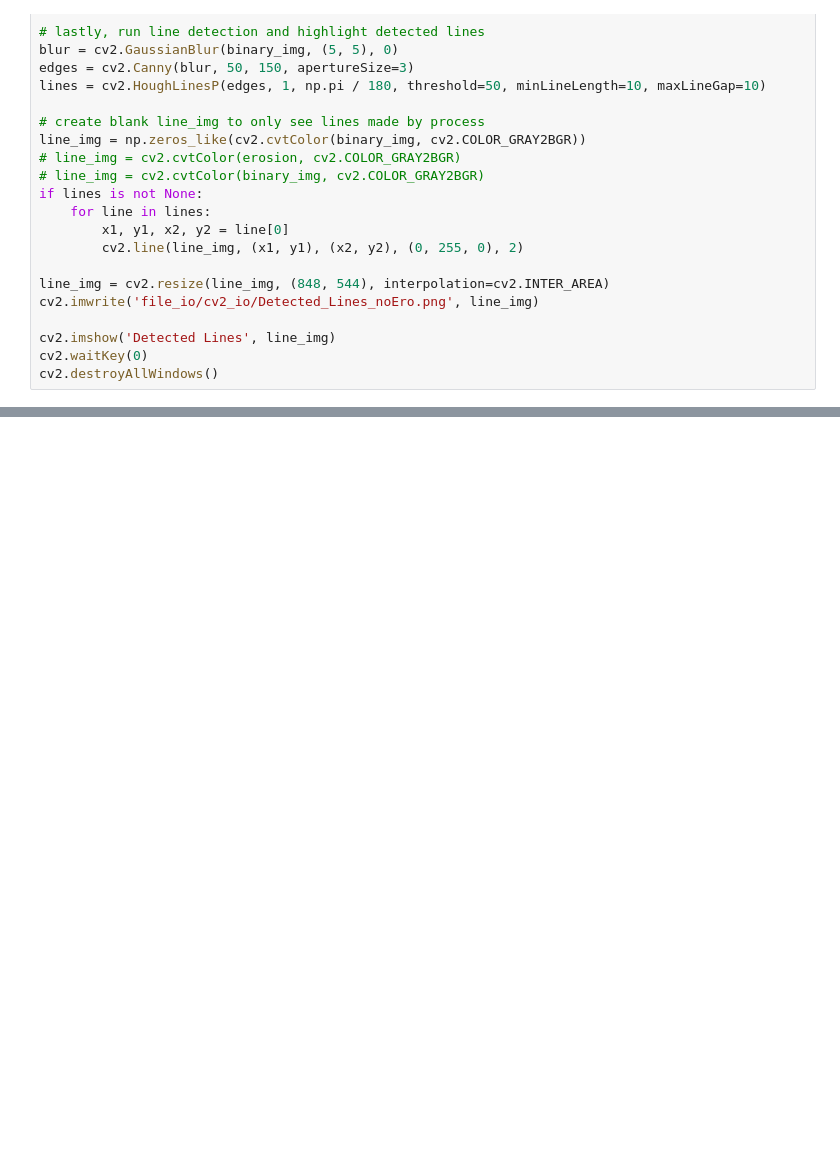
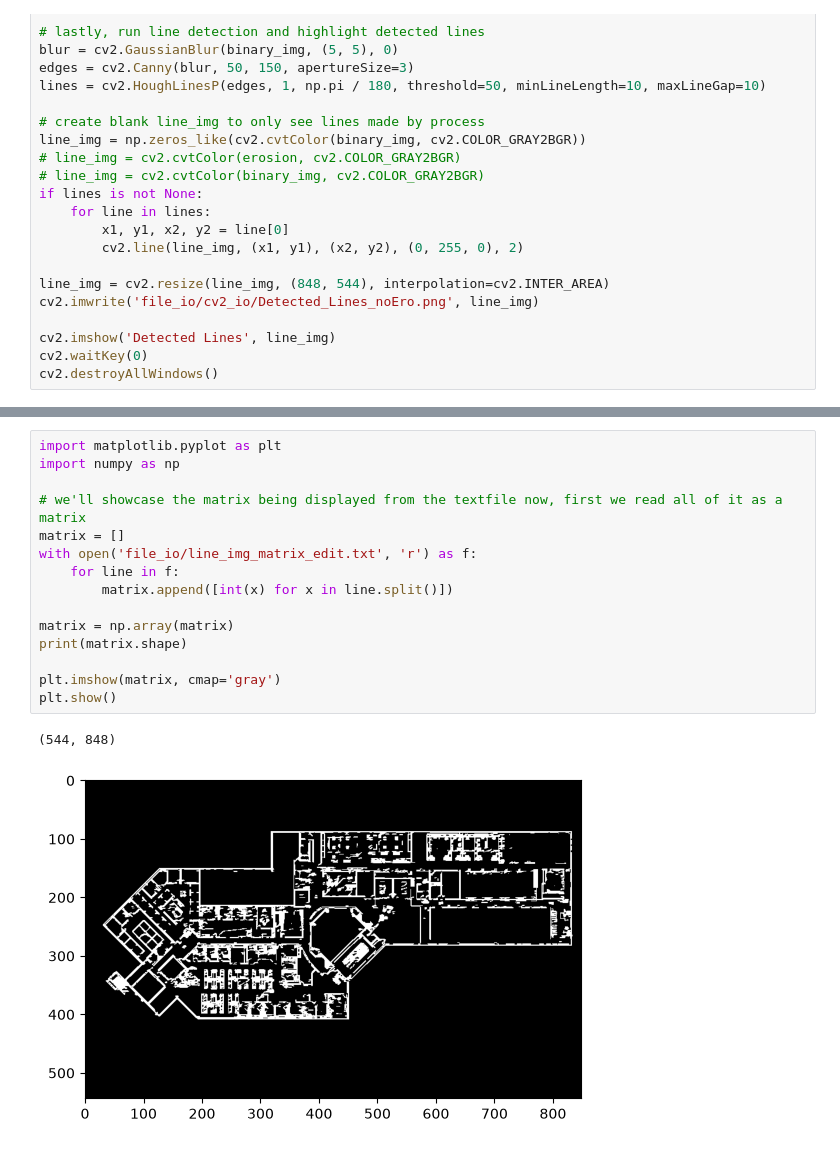
Before and after one commit to UTDallasEPICS/IndoorNav, a Jupyter notebook: img2matrix.ipynb, the cells around one changed output, grey strips where cells are left out. Drawn from its saved outputs; the diff is of its cells as text; blank space fills up the shorter version.

```diff
--- a/img2matrix.ipynb
+++ b/img2matrix.ipynb
@@ -163,0 +280,18 @@ plt.show()
+# %%
+import matplotlib.pyplot as plt
+import numpy as np
+
+# we'll showcase the matrix being displayed from the textfile now, first we read all of it as a matrix
+matrix = []
+with open('file_io/line_img_matrix_edit.txt', 'r') as f:
+    for line in f:
+        matrix.append([int(x) for x in line.split()])
+
+matrix = np.array(matrix)
+print(matrix.shape)
+
+plt.imshow(matrix, cmap='gray')
+plt.show()
+# %% [output]
+(544, 848)
+[figure, added]
```
Also changed, not shown: parts of 3 cells of this notebook, 1 other file.
